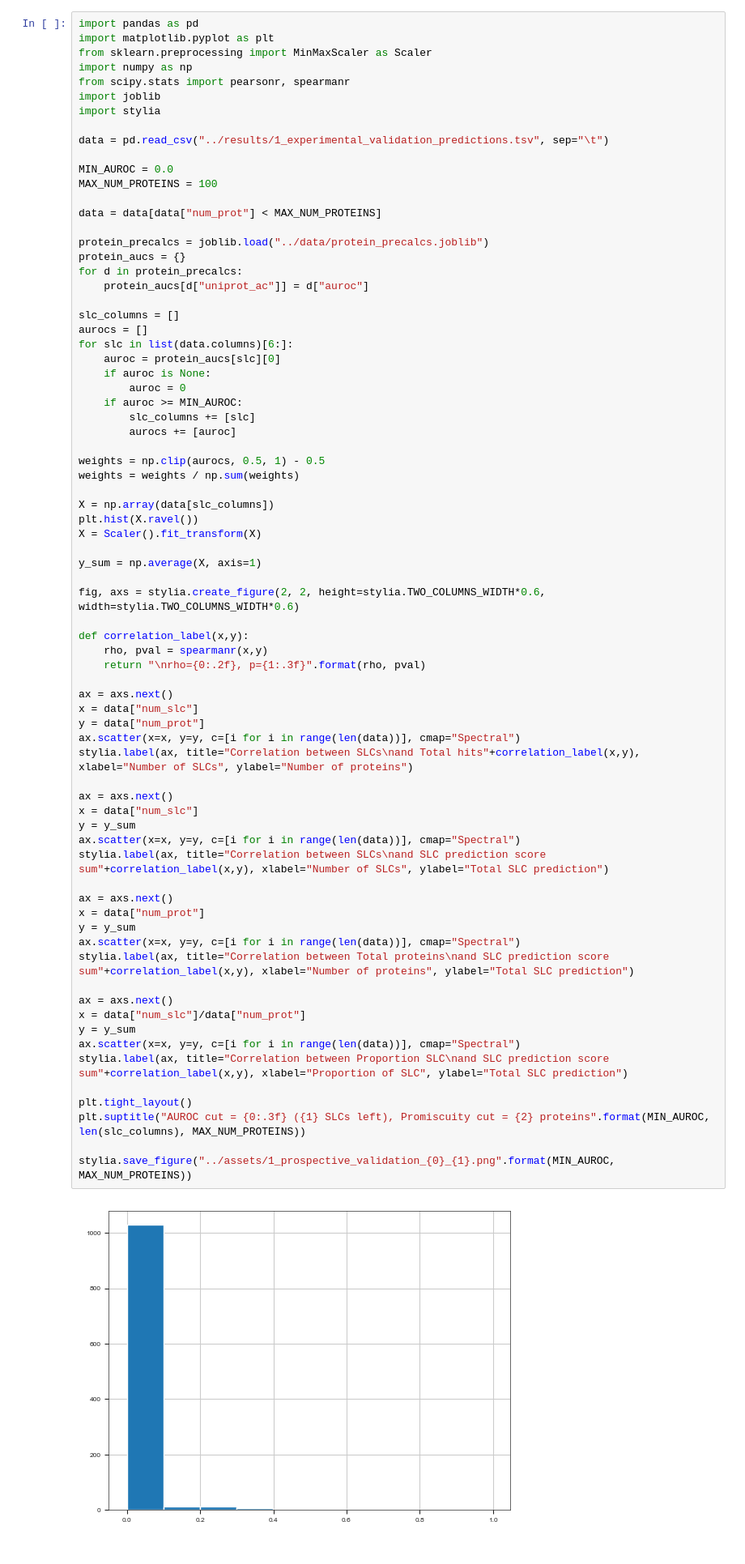
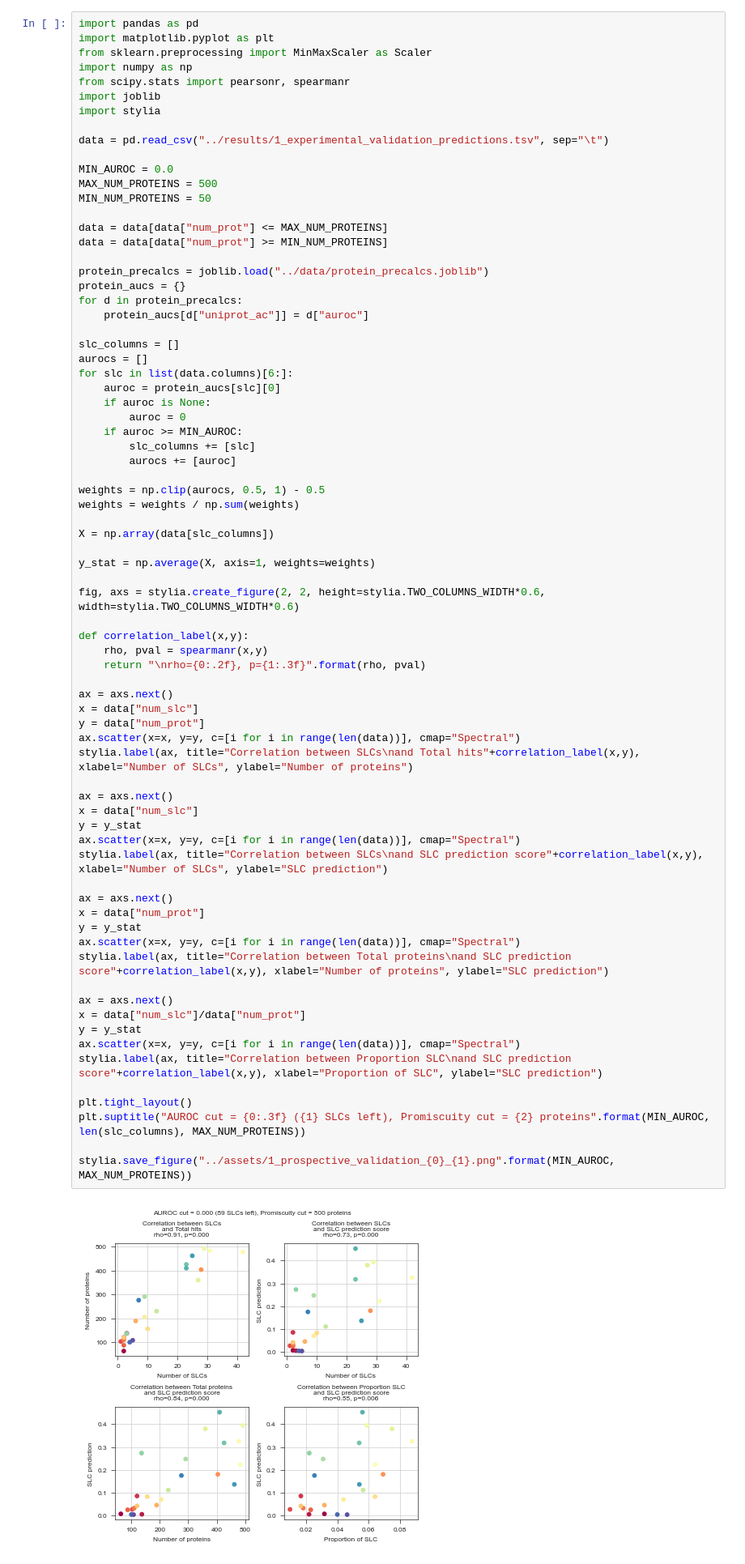
Before and after one commit to ligand-discovery/on-the-fly-modeling, a Jupyter notebook: notebooks/04_ProspectiveValidation.ipynb, the cells around one changed output. Shown at 81% size. Cells and saved outputs as stored; diff of their text form.

```diff
--- a/notebooks/04_ProspectiveValidation.ipynb
+++ b/notebooks/04_ProspectiveValidation.ipynb
@@ -47,9 +47,11 @@ import stylia
 data = pd.read_csv("../results/1_experimental_validation_predictions.tsv", sep="\t")
 
 MIN_AUROC = 0.0
-MAX_NUM_PROTEINS = 100
+MAX_NUM_PROTEINS = 500
+MIN_NUM_PROTEINS = 50
 
-data = data[data["num_prot"] < MAX_NUM_PROTEINS]
+data = data[data["num_prot"] <= MAX_NUM_PROTEINS]
+data = data[data["num_prot"] >= MIN_NUM_PROTEINS]
 
 protein_precalcs = joblib.load("../data/protein_precalcs.joblib")
 protein_aucs = {}
@@ -70,44 +72,42 @@ weights = np.clip(aurocs, 0.5, 1) - 0.5
 weights = weights / np.sum(weights)
 
 X = np.array(data[slc_columns])
-plt.hist(X.ravel())
-X = Scaler().fit_transform(X)
 
-y_sum = np.average(X, axis=1)
+y_stat = np.average(X, axis=1, weights=weights)
 
 fig, axs = stylia.create_figure(2, 2, height=stylia.TWO_COLUMNS_WIDTH*0.6, width=stylia.TWO_COLUMNS_WIDTH*0.6)
 
 def correlation_label(x,y):
     rho, pval = spearmanr(x,y)
     return "\nrho={0:.2f}, p={1:.3f}".format(rho, pval)
 
 ax = axs.next()
 x = data["num_slc"]
 y = data["num_prot"]
 ax.scatter(x=x, y=y, c=[i for i in range(len(data))], cmap="Spectral")
 stylia.label(ax, title="Correlation between SLCs\nand Total hits"+correlation_label(x,y), xlabel="Number of SLCs", ylabel="Number of proteins")
 
 ax = axs.next()
 x = data["num_slc"]
-y = y_sum
+y = y_stat
 ax.scatter(x=x, y=y, c=[i for i in range(len(data))], cmap="Spectral")
-stylia.label(ax, title="Correlation between SLCs\nand SLC prediction score sum"+correlation_label(x,y), xlabel="Number of SLCs", ylabel="Total SLC prediction")
+stylia.label(ax, title="Correlation between SLCs\nand SLC prediction score"+correlation_label(x,y), xlabel="Number of SLCs", ylabel="SLC prediction")
 
 ax = axs.next()
 x = data["num_prot"]
-y = y_sum
+y = y_stat
 ax.scatter(x=x, y=y, c=[i for i in range(len(data))], cmap="Spectral")
-stylia.label(ax, title="Correlation between Total proteins\nand SLC prediction score sum"+correlation_label(x,y), xlabel="Number of proteins", ylabel="Total SLC prediction")
+stylia.label(ax, title="Correlation between Total proteins\nand SLC prediction score"+correlation_label(x,y), xlabel="Number of proteins", ylabel="SLC prediction")
 
 ax = axs.next()
 x = data["num_slc"]/data["num_prot"]
-y = y_sum
+y = y_stat
 ax.scatter(x=x, y=y, c=[i for i in range(len(data))], cmap="Spectral")
-stylia.label(ax, title="Correlation between Proportion SLC\nand SLC prediction score sum"+correlation_label(x,y), xlabel="Proportion of SLC", ylabel="Total SLC prediction")
+stylia.label(ax, title="Correlation between Proportion SLC\nand SLC prediction score"+correlation_label(x,y), xlabel="Proportion of SLC", ylabel="SLC prediction")
 
 plt.tight_layout()
 plt.suptitle("AUROC cut = {0:.3f} ({1} SLCs left), Promiscuity cut = {2} proteins".format(MIN_AUROC, len(slc_columns), MAX_NUM_PROTEINS))
 
 stylia.save_figure("../assets/1_prospective_validation_{0}_{1}.png".format(MIN_AUROC, MAX_NUM_PROTEINS))
 # %% [output]
-[figure, old version]
+[figure, new version]
```
Also changed, not shown: parts of 1 cell of this notebook, 35 other files.
